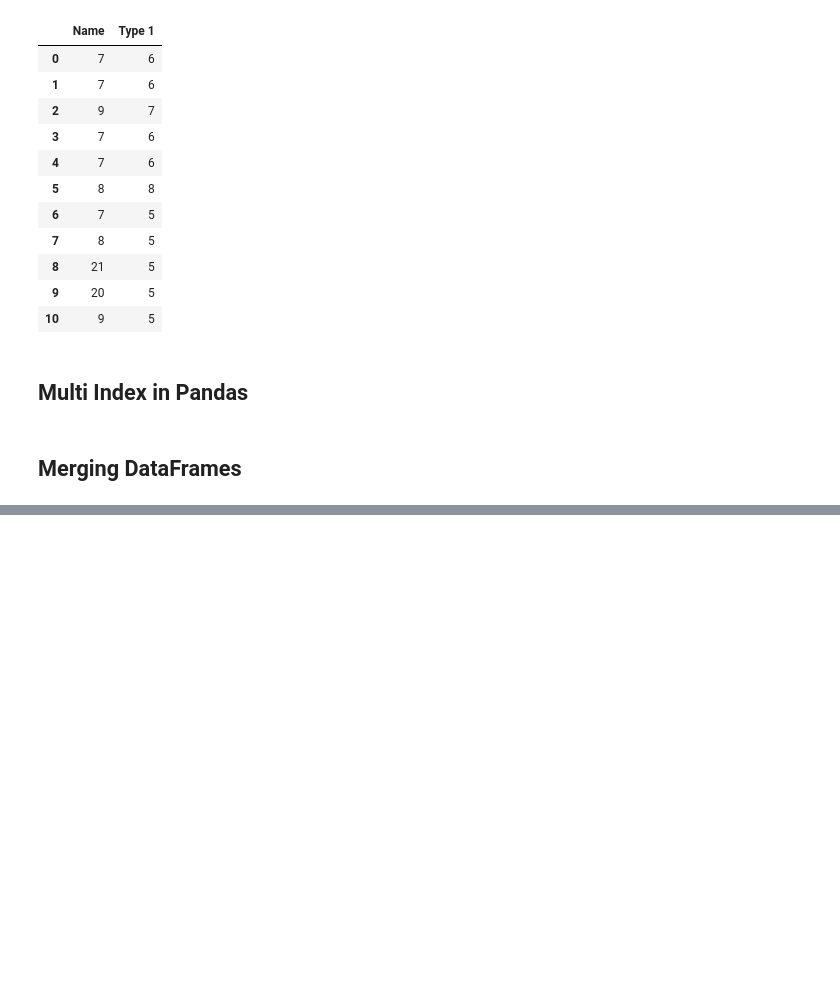
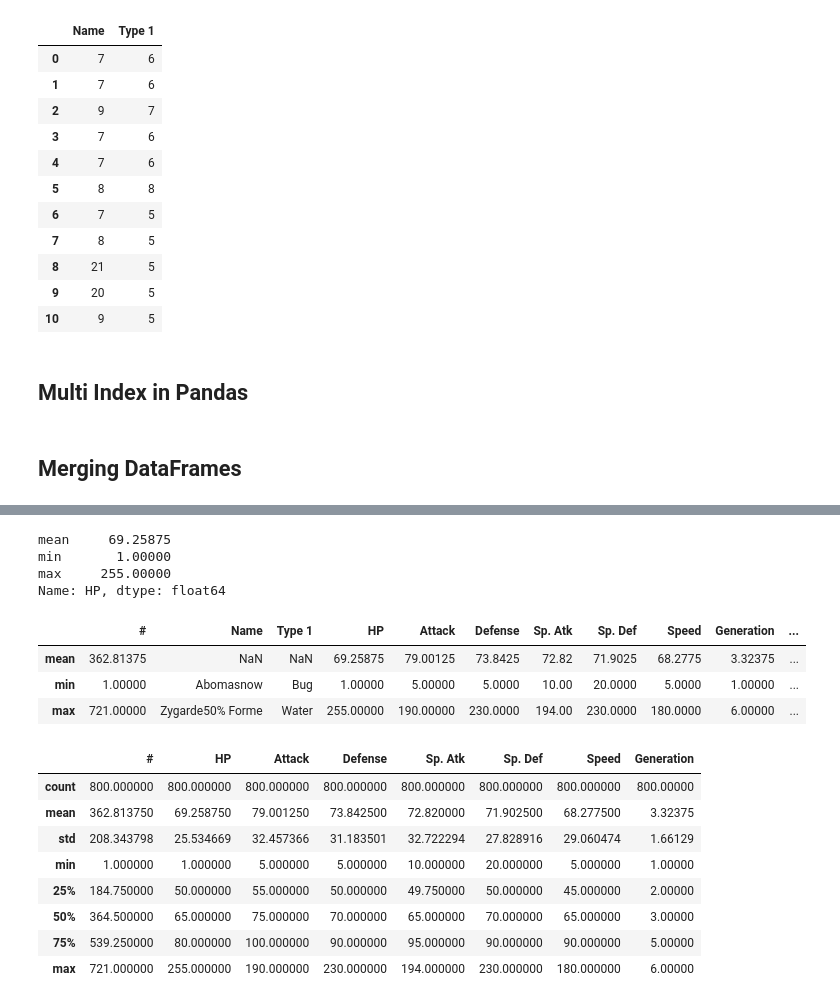
Before and after one commit to mahdibouaziz/Data-Science-with-Python, a Jupyter notebook: Chapter3 pandas.ipynb, the cells around one changed output, grey strips where cells are left out. Saved outputs shown, nothing was run; the diff lists cells and outputs as text; code cells hidden in the pictures; blank space fills up the shorter version.

```diff
--- a/Chapter3 pandas.ipynb
+++ b/Chapter3 pandas.ipynb
@@ -964,0 +1001,3 @@ df[["Name","Type 1"]].applymap(len)
+# %%
+df=pd.read_csv("pokemon_data.csv")
+df.head()
@@ -964,0 +1011,5 @@ df[["Name","Type 1"]].applymap(len)
+# %%
+#the old way to convert data types (one at a time)
+df["HP"]=df["HP"].astype('float')
+df["Attack"]=df["Attack"].astype('float')
+df.dtypes
@@ -964,0 +1030,5 @@ df[["Name","Type 1"]].applymap(len)
+# %%
+# the new way  (time saver)
+df=df.astype({"HP":"int64",
+             "Attack":"int64"})
+df.dtypes
@@ -964,0 +1097,26 @@ df[["Name","Type 1"]].applymap(len)
+# %%
+df["HP"].agg(['mean','min','max'])
+# %% [output]
+mean     69.25875
+min       1.00000
+max     255.00000
+Name: HP, dtype: float64
+# %%
+df.agg(['mean','min','max'])
+# %% [output]
+|  | # | Name | Type 1 | HP | Attack | Defense | Sp. Atk | Sp. Def | Speed | Generation | ... |
+| mean | 362.81375 | NaN | NaN | 69.25875 | 79.00125 | 73.8425 | 72.82 | 71.9025 | 68.2775 | 3.32375 | ... |
+| min | 1.00000 | Abomasnow | Bug | 1.00000 | 5.00000 | 5.0000 | 10.00 | 20.0000 | 5.0000 | 1.00000 | ... |
+| max | 721.00000 | Zygarde50% Forme | Water | 255.00000 | 190.00000 | 230.0000 | 194.00 | 230.0000 | 180.0000 | 6.00000 | ... |
+# %%
+df.describe()
+# %% [output]
+|  | # | HP | Attack | Defense | Sp. Atk | Sp. Def | Speed | Generation |
+| count | 800.000000 | 800.000000 | 800.000000 | 800.000000 | 800.000000 | 800.000000 | 800.000000 | 800.00000 |
+| mean | 362.813750 | 69.258750 | 79.001250 | 73.842500 | 72.820000 | 71.902500 | 68.277500 | 3.32375 |
+| std | 208.343798 | 25.534669 | 32.457366 | 31.183501 | 32.722294 | 27.828916 | 29.060474 | 1.66129 |
+| min | 1.000000 | 1.000000 | 5.000000 | 5.000000 | 10.000000 | 20.000000 | 5.000000 | 1.00000 |
+| 25% | 184.750000 | 50.000000 | 55.000000 | 50.000000 | 49.750000 | 50.000000 | 45.000000 | 2.00000 |
+| 50% | 364.500000 | 65.000000 | 75.000000 | 70.000000 | 65.000000 | 70.000000 | 65.000000 | 3.00000 |
+| 75% | 539.250000 | 80.000000 | 100.000000 | 90.000000 | 95.000000 | 90.000000 | 90.000000 | 5.00000 |
+| max | 721.000000 | 255.000000 | 190.000000 | 230.000000 | 194.000000 | 230.000000 | 180.000000 | 6.00000 |
```
Also changed, not shown: parts of 20 cells of this notebook.
